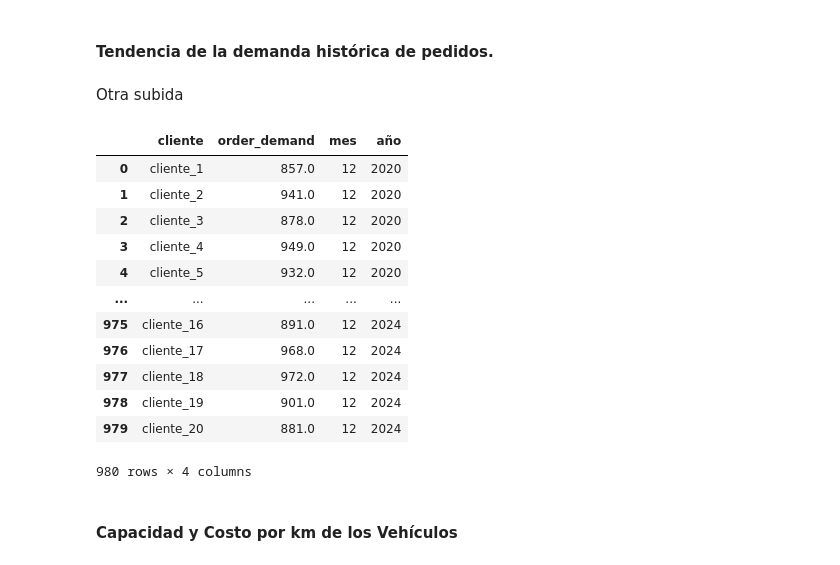
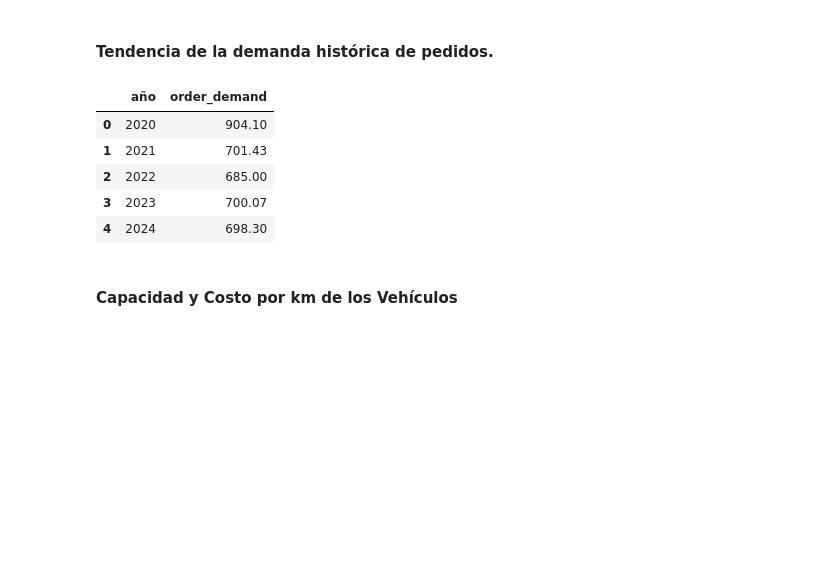
Before and after one commit to kikemocha/Distribution_of_perishable_goods, a Jupyter notebook: AnalisisPrediccion.ipynb, the cells around one changed output. Saved outputs shown, nothing was run; the diff lists cells and outputs as text; code cells hidden in the pictures; blank space fills up the shorter version.

```diff
--- a/AnalisisPrediccion.ipynb
+++ b/AnalisisPrediccion.ipynb
@@ -176,21 +176,15 @@ fig1.update_layout(xaxis_title='Demanda de Pedidos (kg)', yaxis_title='Frecuenci
 fig1.show()
 # %% [markdown]
 #### Tendencia de la demanda histórica de pedidos.
-# %% [markdown]
-Otra subida
 # %%
+df_year_demand = df_historic_orders.groupby(['año']).agg({'order_demand': 'mean'}).reset_index()
+df_year_demand['order_demand'] = round(df_year_demand['order_demand'], 2)
+df_year_demand
 # %% [output]
-|  | cliente | order_demand | mes | año |
-| 0 | cliente_1 | 857.0 | 12 | 2020 |
-| 1 | cliente_2 | 941.0 | 12 | 2020 |
-| 2 | cliente_3 | 878.0 | 12 | 2020 |
-| 3 | cliente_4 | 949.0 | 12 | 2020 |
-| 4 | cliente_5 | 932.0 | 12 | 2020 |
-| ... | ... | ... | ... | ... |
-| 975 | cliente_16 | 891.0 | 12 | 2024 |
-| 976 | cliente_17 | 968.0 | 12 | 2024 |
-| 977 | cliente_18 | 972.0 | 12 | 2024 |
-| 978 | cliente_19 | 901.0 | 12 | 2024 |
-| 979 | cliente_20 | 881.0 | 12 | 2024 |
+|  | año | order_demand |
+| 0 | 2020 | 904.10 |
+| 1 | 2021 | 701.43 |
+| 2 | 2022 | 685.00 |
+| 3 | 2023 | 700.07 |
+| 4 | 2024 | 698.30 |
-980 rows × 4 columns
 # %%
```
Also changed, not shown: parts of 5 cells of this notebook, 1 other file.
